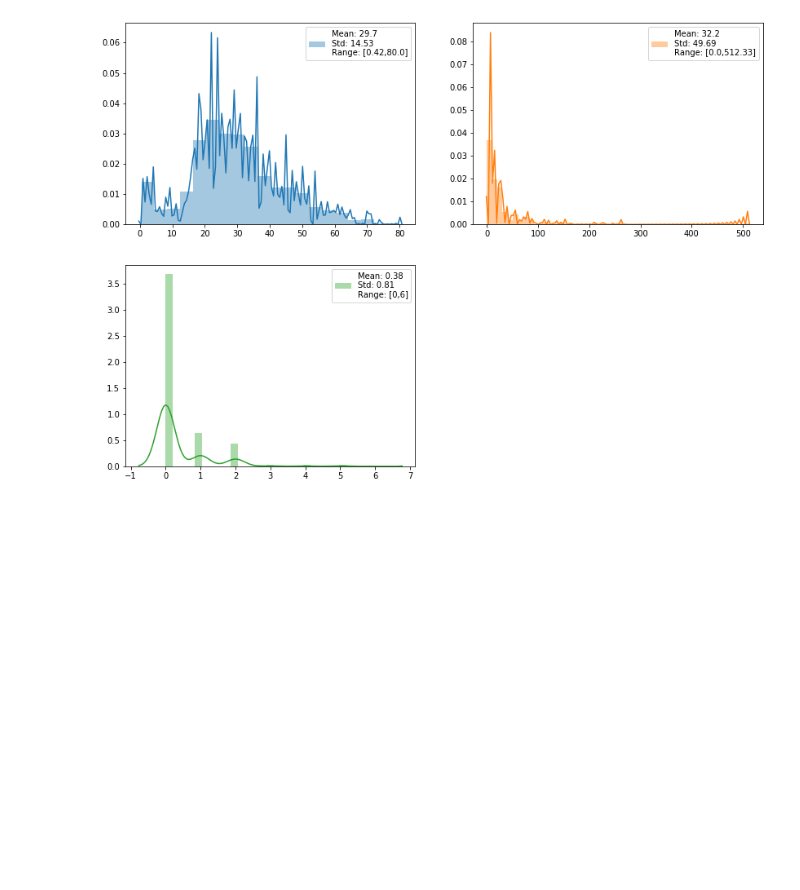
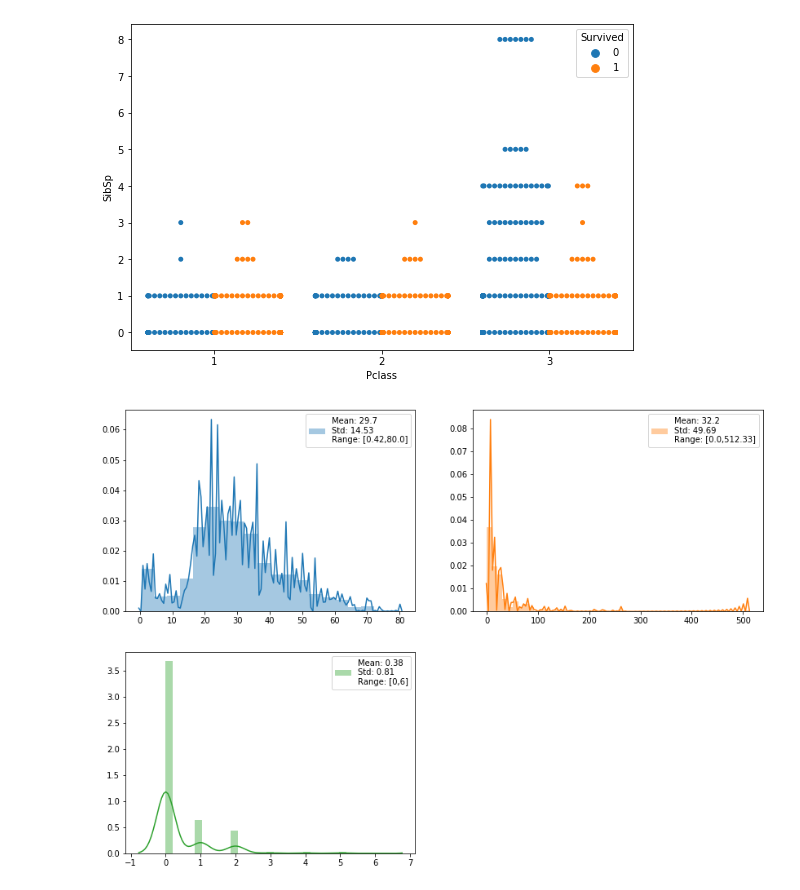
Before and after one commit to ParthivNaresh/ML_Library, a Jupyter notebook: ML_API.ipynb, the cells around one changed output. Cells and saved outputs as stored; diff of their text form; code cells hidden in the pictures; blank space fills up the shorter version.

```diff
--- a/ML_API.ipynb
+++ b/ML_API.ipynb
@@ -454,12 +473,12 @@ def multiple_dist(df_, cols_=None, label_=None):
         my_plt = sns.distplot(column_, color=next(palette), kde_kws={"bw":bw_}, ax=axes[axis_num_])
         legend_ = my_plt.legend([f'Mean: {col_mean} \nStd: {col_std} \nRange: [{col_min},{col_max}]'], loc='best')
 # %%
-def single_dist(df_, col_, label_=None, type_=None, hue_=None):
+def single_dist(df_, vars_=None, type_=[0,0], hue_=None):
     '''
 
     Parameters:
         df_ : DataFrame or 2-dimensional array
-        col_ : str
+        col_ : str, list
             Column to place on the x-axis.
         label_ : str, optional
             Column to place on the y-axis. Default is counting the instances
@@ -473,15 +492,31 @@ def single_dist(df_, col_, label_=None, type_=None, hue_=None):
     '''
     if not isinstance(df_, pd.DataFrame):
         df_ = pd.DataFrame(df_)
-    fig, ax = plt.subplots(figsize=(9, 6))
-    if not label_:
-        ax = sns.countplot(x=col_, hue=hue_, data=df_)
+    if isinstance(vars_,str):
+        vars_ = list([vars_])
+    fig, ax = plt.subplots(figsize=(24, 10))
+    if len(vars_)==1:
+        if hue:
+            ax = sns.countplot(x=vars_[0], hue=hue_, data=df_)
+        else:
+            ax = sns.countplot(x=vars_[0], data=df_)
     else:
-        if type_==1:
+        if type_==[0,0]:
+            sns.set(font_scale=1.6)
+            #plt.xlabel(vars_[0], fontsize=30)
+            #plt.ylabel(vars_[1], fontsize=30)
+            df_ = pd.DataFrame(df_[vars_].groupby(vars_).size())
+            df_ = df_.reset_index().pivot(columns=vars_[0], index=vars_[1], values=df_.columns[-1])
+            df_.rename(columns={"0": "Values"})
+            df_.fillna(0, inplace=True)
+            #df2 = df2.astype(int)
+            ax = sns.heatmap(df_, annot=True, fmt='g')
+        elif type_==[0,1]:
             if hue_:
-                ax = sns.swarmplot(x=col_, y=label_, hue=hue_, dodge=True, data=df_)
+                ax = sns.swarmplot(x=vars_[0], y=vars_[1], hue=hue_, dodge=True, data=df_)
             else:
-                ax = sns.swarmplot(x=col_, y=label_, data=df_)
+                ax = sns.swarmplot(x=vars_[0], y=vars_[1], dodge=True, data=df_)
+                #ax.legend(['Mea'], loc='center right')
         elif type_==2:
             if hue_:
                 sns.scatterplot(x=col_, y=label_, data=df_, hue=hue_)
@@ -499,3 +580,7 @@ single_dist(train_df, "Embarked", label_="Fare", hue_="Survived", type_=1)
+# %%
+single_dist(train_df, vars_=["Pclass", "SibSp"], type_=[0,1], hue_="Survived")
+# %% [output]
+[figure, added]
 # %%
 multiple_dist(train_df, ["Age", "Fare", "Parch"], "Survived")
 # %% [output]
```
Also changed, not shown: parts of 9 cells of this notebook.
